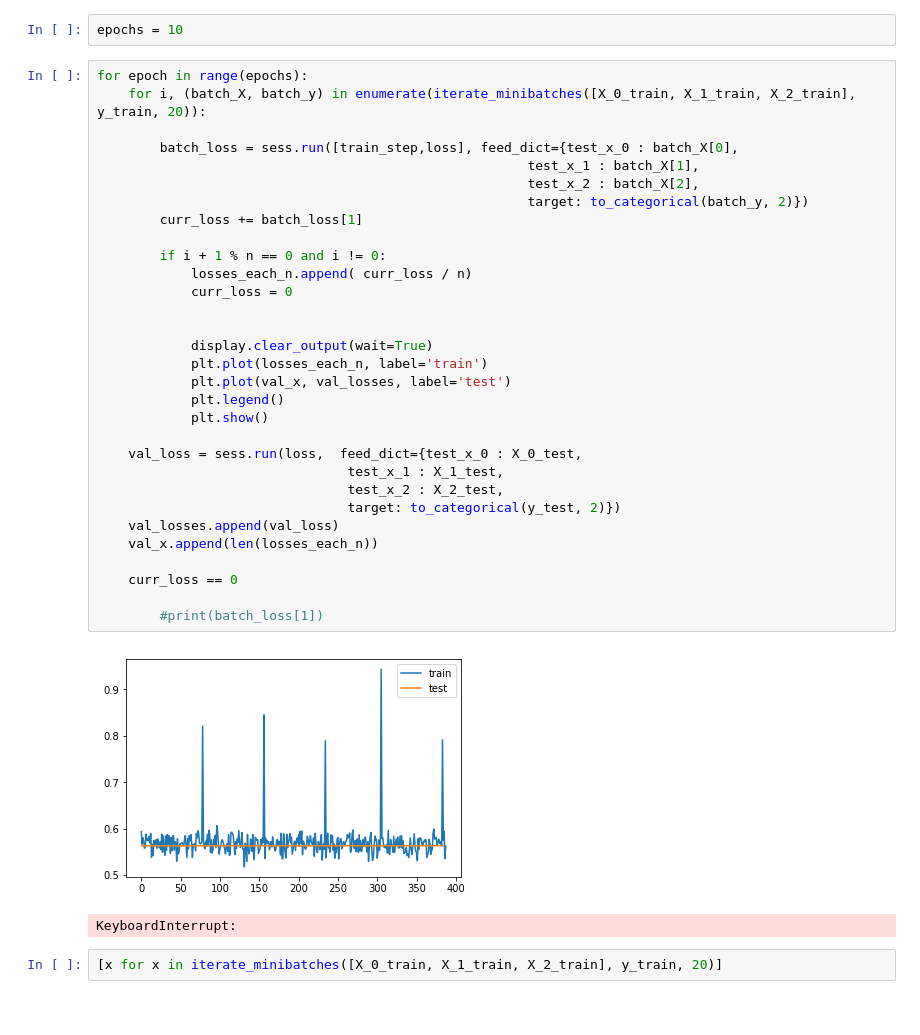
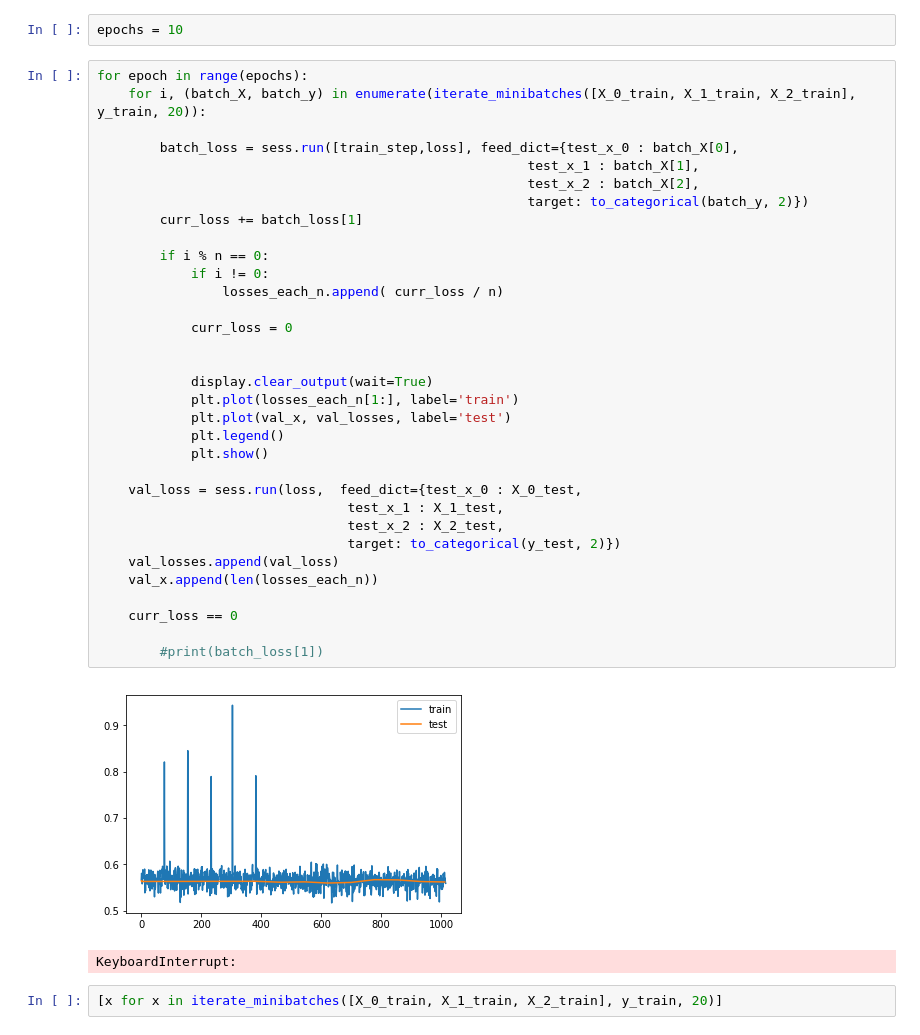
Before and after one commit to rykachevskiy/t-killer-or-t-helper, a Jupyter notebook: CONV TF.ipynb, the cells around one changed output. Drawn from its saved outputs; the diff is of its cells as text.

```diff
--- a/CONV TF.ipynb
+++ b/CONV TF.ipynb
@@ -242,36 +242,38 @@ epochs = 10
 # %%
 for epoch in range(epochs):
     for i, (batch_X, batch_y) in enumerate(iterate_minibatches([X_0_train, X_1_train, X_2_train], y_train, 20)):
 
         batch_loss = sess.run([train_step,loss], feed_dict={test_x_0 : batch_X[0],
                                                        test_x_1 : batch_X[1],
                                                        test_x_2 : batch_X[2],
                                                        target: to_categorical(batch_y, 2)})
         curr_loss += batch_loss[1]
 
-        if i + 1 % n == 0 and i != 0:
-            losses_each_n.append( curr_loss / n)
+        if i % n == 0:
+            if i != 0:
+                losses_each_n.append( curr_loss / n)
+
             curr_loss = 0
 
 
             display.clear_output(wait=True)
-            plt.plot(losses_each_n, label='train')
+            plt.plot(losses_each_n[1:], label='train')
             plt.plot(val_x, val_losses, label='test')
             plt.legend()
             plt.show()
 
     val_loss = sess.run(loss,  feed_dict={test_x_0 : X_0_test,
                                 test_x_1 : X_1_test,
                                 test_x_2 : X_2_test,
                                 target: to_categorical(y_test, 2)})
     val_losses.append(val_loss)
     val_x.append(len(losses_each_n))
 
     curr_loss == 0
 
         #print(batch_loss[1])
 # %% [output]
-[figure, old version]
+[figure, new version]
 KeyboardInterrupt:
 # %%
 [x for x in iterate_minibatches([X_0_train, X_1_train, X_2_train], y_train, 20)]
```
Also changed, not shown: 2 other files.
